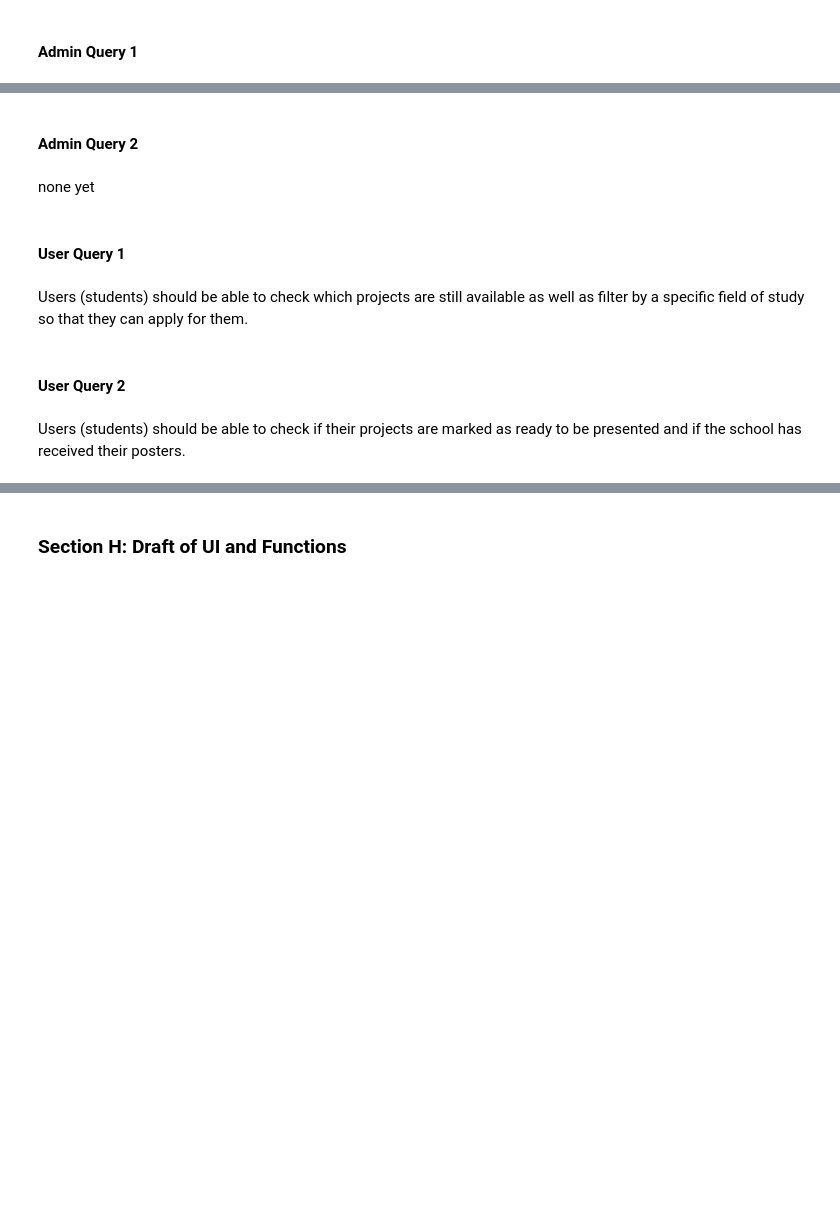
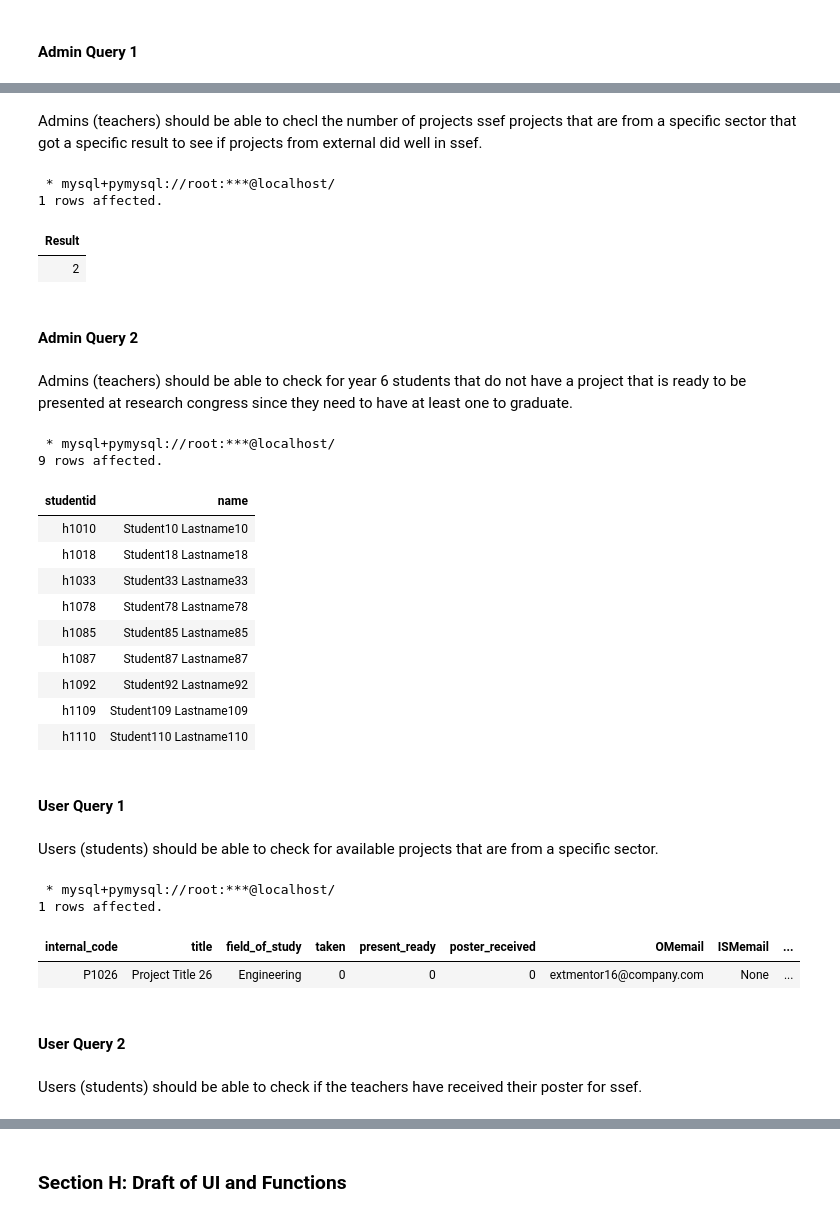
Before and after one commit to appventuremoment/y6-db-and-frontend-module, a Jupyter notebook: Project/Phase 2/02 Project Scripting Phase Template (Updated).ipynb, the cells around one changed output, grey strips where cells are left out. Cells and saved outputs as stored; diff of their text form; code cells hidden in the pictures; blank space fills up the shorter version.

Commit message:
Finished Phase 2 of Project

```diff
--- a/Project/Phase 2/02 Project Scripting Phase Template (Updated).ipynb
+++ b/Project/Phase 2/02 Project Scripting Phase Template (Updated).ipynb
@@ -1210,4 +1204,20 @@ UsageError: %%sql is a cell magic, but the cell body is empty. Did you mean the
+# %% [markdown]
+Admins (teachers) should be able to checl the number of projects ssef projects that are from a specific sector that got a specific result to see if projects from external did well in ssef.
+# %%
+%%sql
+SELECT count(*) AS 'Result'
+FROM ssef_project
+WHERE pid IN (
+    SELECT internal_code
+    FROM project, external_company
+    WHERE ecompany_name = company_name
+    AND industry = 'Cybersecurity')
+GROUP BY result
+HAVING result = 'finalist'
+# %% [output]
+ * mysql+pymysql://root:***@localhost/
+1 rows affected.
+| Result |
+| 2 |
 # %% [markdown]
 #### Admin Query 2
-# %% [markdown]
-none yet
@@ -1216,4 +1224,30 @@ none yet
+# %% [markdown]
+Admins (teachers) should be able to check for year 6 students that do not have a project that is ready to be presented at research congress since they need to have at least one to graduate.
+# %%
+%%sql
+SELECT studentid, CONCAT(fname, ' ', lname) as name
+FROM student
+WHERE studentid
+NOT IN (
+    SELECT DISTINCT studentid
+    FROM student_project, project
+    WHERE student_project.internal_code = project.internal_code
+    AND present_ready = True)
+AND year_of_study = 6
+# %% [output]
+ * mysql+pymysql://root:***@localhost/
+9 rows affected.
+| studentid | name |
+| h1010 | Student10 Lastname10 |
+| h1018 | Student18 Lastname18 |
+| h1033 | Student33 Lastname33 |
+| h1078 | Student78 Lastname78 |
+| h1085 | Student85 Lastname85 |
+| h1087 | Student87 Lastname87 |
+| h1092 | Student92 Lastname92 |
+| h1109 | Student109 Lastname109 |
+| h1110 | Student110 Lastname110 |
 # %% [markdown]
 #### User Query 1
 # %% [markdown]
-Users (students) should be able to check which projects are still available as well as filter by a specific field of study so that they can apply for them.
+Users (students) should be able to check for available projects that are from a specific sector.
@@ -1222,4 +1254,16 @@ Users (students) should be able to check which projects are still available as w
+# %%
+%%sql
+SELECT *
+FROM project, external_company
+WHERE ecompany_name = company_name
+AND taken = False
+AND industry = 'AI'
+# %% [output]
+ * mysql+pymysql://root:***@localhost/
+1 rows affected.
+| internal_code | title | field_of_study | taken | present_ready | poster_received | OMemail | ISMemail | ... |
+| P1026 | Project Title 26 | Engineering | 0 | 0 | 0 | extmentor16@company.com | None | ... |
 # %% [markdown]
 #### User Query 2
 # %% [markdown]
-Users (students) should be able to check if their projects are marked as ready to be presented and if the school has received their posters.
+Users (students) should be able to check if the teachers have received their poster for ssef.
```
Also changed, not shown: parts of 13 cells of this notebook, 1 other file.
